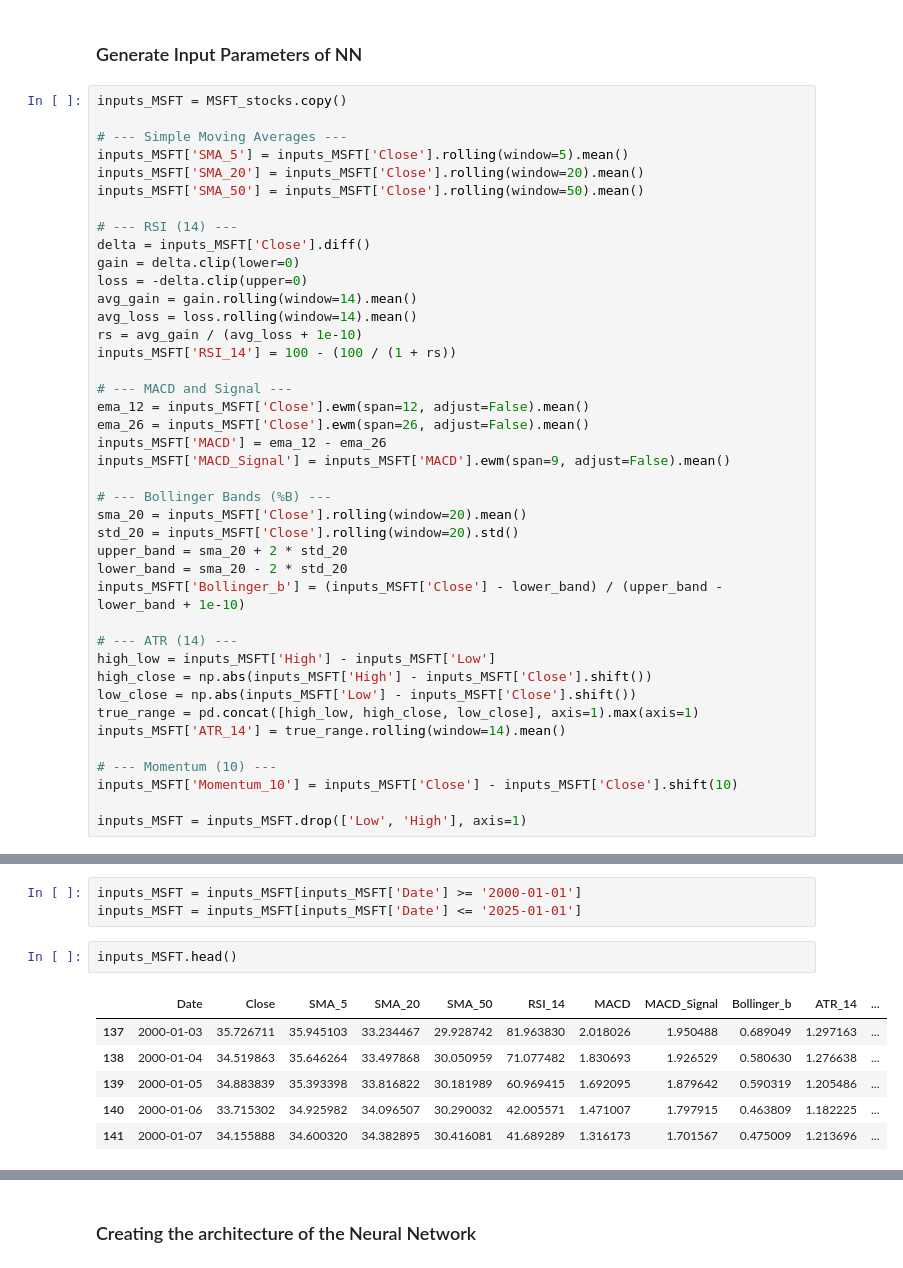
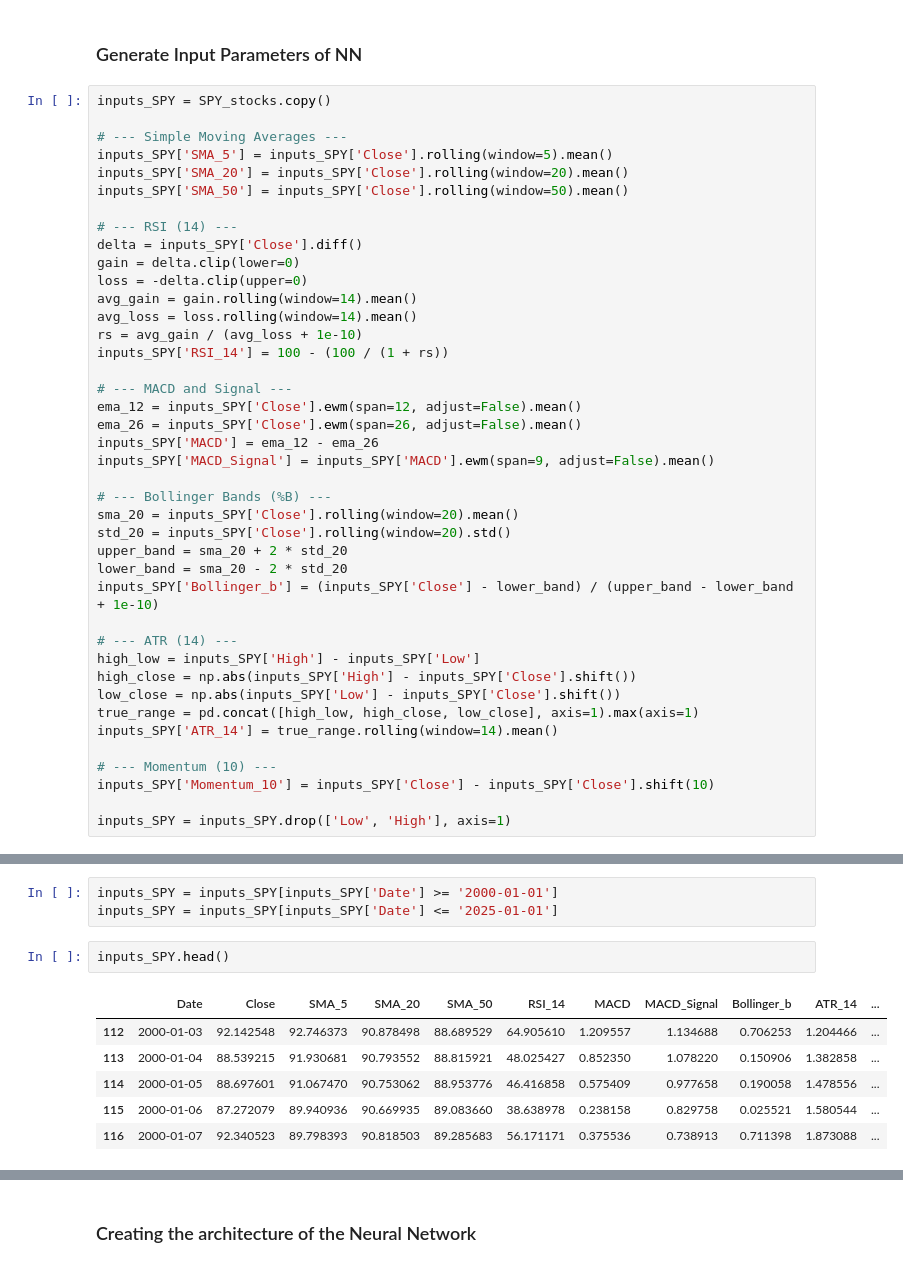
Before and after one commit to rodrigoEGnci/NLP_News_with_DQN_to_Stock_Market_Predictions, a Jupyter notebook: Experiments/Experiment 2.ipynb, the cells around one changed output, grey strips where cells are left out. Drawn from its saved outputs; the diff is of its cells as text.

```diff
--- a/Experiments/Experiment 2.ipynb
+++ b/Experiments/Experiment 2.ipynb
@@ -68,44 +68,44 @@ MSFT_stocks.head()
 # %% [markdown]
 ### Generate Input Parameters of NN
 # %%
-inputs_MSFT = MSFT_stocks.copy()
+inputs_SPY = SPY_stocks.copy()
 
 # --- Simple Moving Averages ---
-inputs_MSFT['SMA_5'] = inputs_MSFT['Close'].rolling(window=5).mean()
-inputs_MSFT['SMA_20'] = inputs_MSFT['Close'].rolling(window=20).mean()
-inputs_MSFT['SMA_50'] = inputs_MSFT['Close'].rolling(window=50).mean()
+inputs_SPY['SMA_5'] = inputs_SPY['Close'].rolling(window=5).mean()
+inputs_SPY['SMA_20'] = inputs_SPY['Close'].rolling(window=20).mean()
+inputs_SPY['SMA_50'] = inputs_SPY['Close'].rolling(window=50).mean()
 
 # --- RSI (14) ---
-delta = inputs_MSFT['Close'].diff()
+delta = inputs_SPY['Close'].diff()
 gain = delta.clip(lower=0)
 loss = -delta.clip(upper=0)
 avg_gain = gain.rolling(window=14).mean()
 avg_loss = loss.rolling(window=14).mean()
 rs = avg_gain / (avg_loss + 1e-10)
-inputs_MSFT['RSI_14'] = 100 - (100 / (1 + rs))
+inputs_SPY['RSI_14'] = 100 - (100 / (1 + rs))
 
 # --- MACD and Signal ---
-ema_12 = inputs_MSFT['Close'].ewm(span=12, adjust=False).mean()
-ema_26 = inputs_MSFT['Close'].ewm(span=26, adjust=False).mean()
-inputs_MSFT['MACD'] = ema_12 - ema_26
-inputs_MSFT['MACD_Signal'] = inputs_MSFT['MACD'].ewm(span=9, adjust=False).mean()
+ema_12 = inputs_SPY['Close'].ewm(span=12, adjust=False).mean()
+ema_26 = inputs_SPY['Close'].ewm(span=26, adjust=False).mean()
+inputs_SPY['MACD'] = ema_12 - ema_26
+inputs_SPY['MACD_Signal'] = inputs_SPY['MACD'].ewm(span=9, adjust=False).mean()
 
 # --- Bollinger Bands (%B) ---
-sma_20 = inputs_MSFT['Close'].rolling(window=20).mean()
-std_20 = inputs_MSFT['Close'].rolling(window=20).std()
+sma_20 = inputs_SPY['Close'].rolling(window=20).mean()
+std_20 = inputs_SPY['Close'].rolling(window=20).std()
 upper_band = sma_20 + 2 * std_20
 lower_band = sma_20 - 2 * std_20
-inputs_MSFT['Bollinger_b'] = (inputs_MSFT['Close'] - lower_band) / (upper_band - lower_band + 1e-10)
+inputs_SPY['Bollinger_b'] = (inputs_SPY['Close'] - lower_band) / (upper_band - lower_band + 1e-10)
 
 # --- ATR (14) ---
-high_low = inputs_MSFT['High'] - inputs_MSFT['Low']
-high_close = np.abs(inputs_MSFT['High'] - inputs_MSFT['Close'].shift())
-low_close = np.abs(inputs_MSFT['Low'] - inputs_MSFT['Close'].shift())
+high_low = inputs_SPY['High'] - inputs_SPY['Low']
+high_close = np.abs(inputs_SPY['High'] - inputs_SPY['Close'].shift())
+low_close = np.abs(inputs_SPY['Low'] - inputs_SPY['Close'].shift())
 true_range = pd.concat([high_low, high_close, low_close], axis=1).max(axis=1)
-inputs_MSFT['ATR_14'] = true_range.rolling(window=14).mean()
+inputs_SPY['ATR_14'] = true_range.rolling(window=14).mean()
 
 # --- Momentum (10) ---
-inputs_MSFT['Momentum_10'] = inputs_MSFT['Close'] - inputs_MSFT['Close'].shift(10)
+inputs_SPY['Momentum_10'] = inputs_SPY['Close'] - inputs_SPY['Close'].shift(10)
 
-inputs_MSFT = inputs_MSFT.drop(['Low', 'High'], axis=1)
+inputs_SPY = inputs_SPY.drop(['Low', 'High'], axis=1)
 # %%
@@ -120,13 +120,13 @@ inputs_MSFT.head()
 # %%
-inputs_MSFT = inputs_MSFT[inputs_MSFT['Date'] >= '2000-01-01']
-inputs_MSFT = inputs_MSFT[inputs_MSFT['Date'] <= '2025-01-01']
+inputs_SPY = inputs_SPY[inputs_SPY['Date'] >= '2000-01-01']
+inputs_SPY = inputs_SPY[inputs_SPY['Date'] <= '2025-01-01']
 # %%
-inputs_MSFT.head()
+inputs_SPY.head()
 # %% [output]
 |  | Date | Close | SMA_5 | SMA_20 | SMA_50 | RSI_14 | MACD | MACD_Signal | Bollinger_b | ATR_14 | ... |
-| 137 | 2000-01-03 | 35.726711 | 35.945103 | 33.234467 | 29.928742 | 81.963830 | 2.018026 | 1.950488 | 0.689049 | 1.297163 | ... |
-| 138 | 2000-01-04 | 34.519863 | 35.646264 | 33.497868 | 30.050959 | 71.077482 | 1.830693 | 1.926529 | 0.580630 | 1.276638 | ... |
-| 139 | 2000-01-05 | 34.883839 | 35.393398 | 33.816822 | 30.181989 | 60.969415 | 1.692095 | 1.879642 | 0.590319 | 1.205486 | ... |
-| 140 | 2000-01-06 | 33.715302 | 34.925982 | 34.096507 | 30.290032 | 42.005571 | 1.471007 | 1.797915 | 0.463809 | 1.182225 | ... |
-| 141 | 2000-01-07 | 34.155888 | 34.600320 | 34.382895 | 30.416081 | 41.689289 | 1.316173 | 1.701567 | 0.475009 | 1.213696 | ... |
+| 112 | 2000-01-03 | 92.142548 | 92.746373 | 90.878498 | 88.689529 | 64.905610 | 1.209557 | 1.134688 | 0.706253 | 1.204466 | ... |
+| 113 | 2000-01-04 | 88.539215 | 91.930681 | 90.793552 | 88.815921 | 48.025427 | 0.852350 | 1.078220 | 0.150906 | 1.382858 | ... |
+| 114 | 2000-01-05 | 88.697601 | 91.067470 | 90.753062 | 88.953776 | 46.416858 | 0.575409 | 0.977658 | 0.190058 | 1.478556 | ... |
+| 115 | 2000-01-06 | 87.272079 | 89.940936 | 90.669935 | 89.083660 | 38.638978 | 0.238158 | 0.829758 | 0.025521 | 1.580544 | ... |
+| 116 | 2000-01-07 | 92.340523 | 89.798393 | 90.818503 | 89.285683 | 56.171171 | 0.375536 | 0.738913 | 0.711398 | 1.873088 | ... |
 # %%
```
Also changed, not shown: parts of 29 cells of this notebook, 20 other files.
